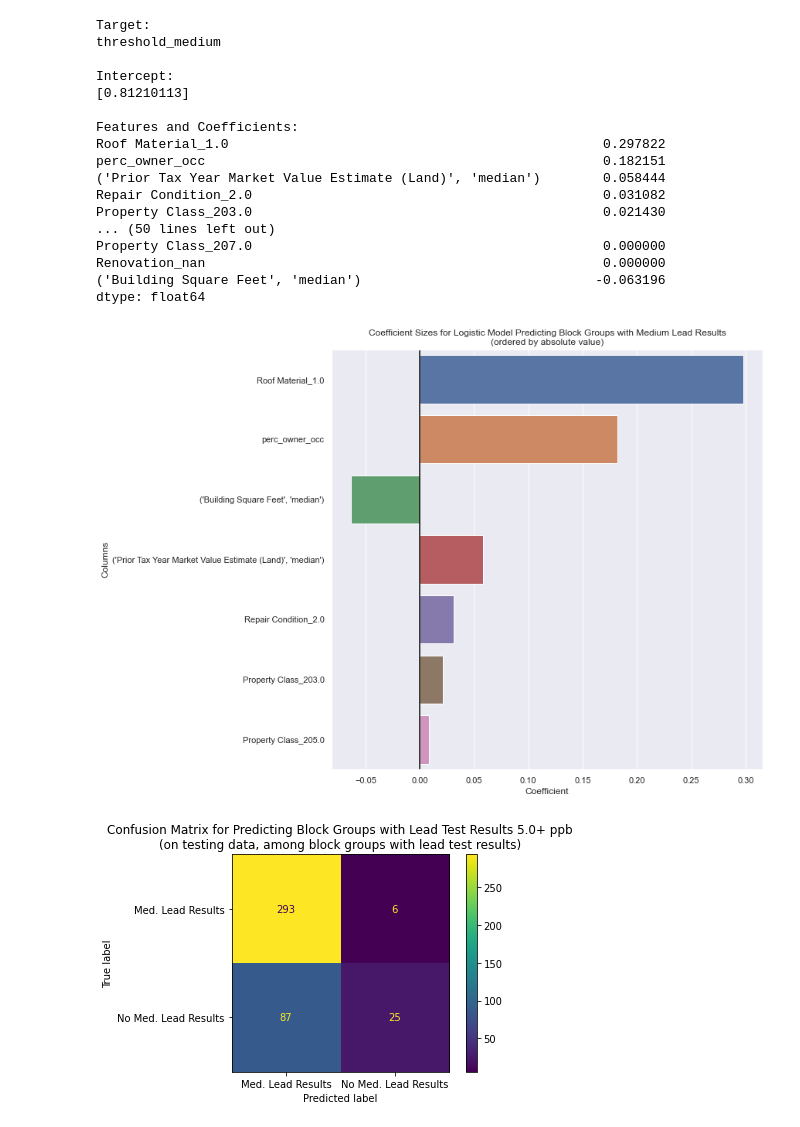
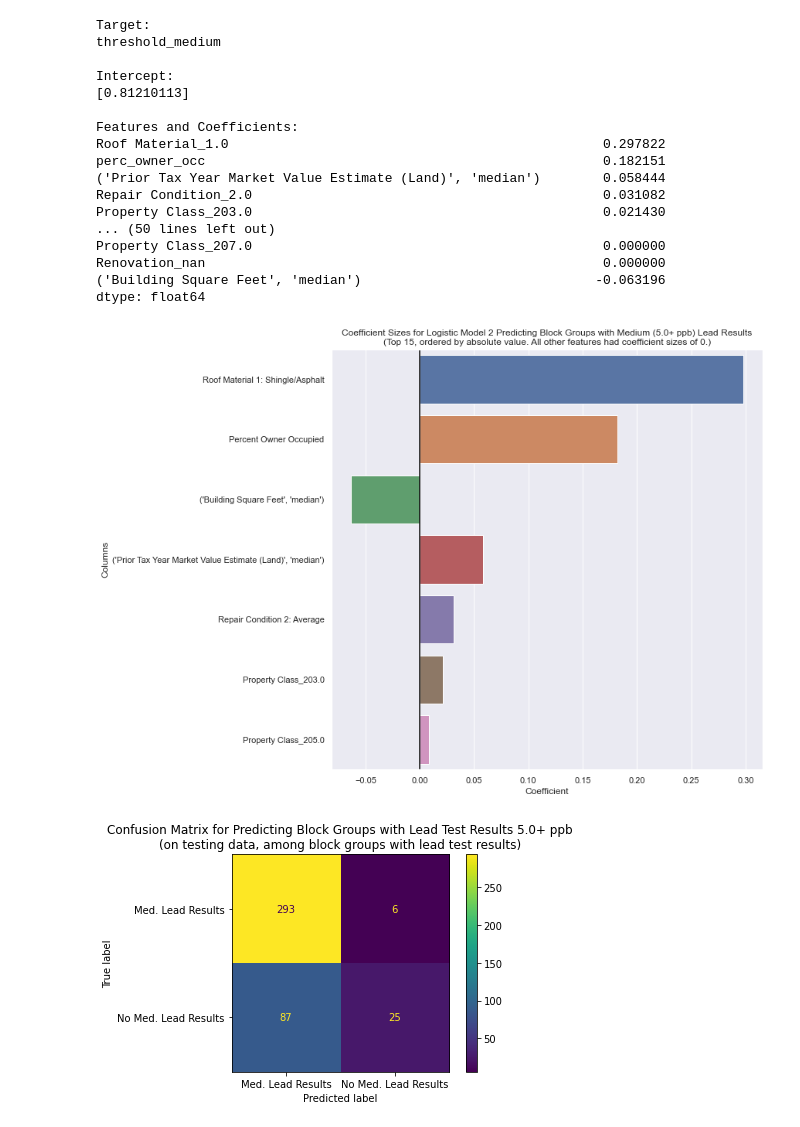
Before and after one commit to vbalza/chicago_water_lead, a Jupyter notebook: Logistic Model.ipynb, the cells around one changed output. Saved outputs shown, nothing was run; the diff lists cells and outputs as text; code cells hidden in the pictures.

```diff
--- a/Logistic Model.ipynb
+++ b/Logistic Model.ipynb
@@ -368,22 +373,30 @@ Property Class_207.0                                             0.000000
 Renovation_nan                                                   0.000000
 ('Building Square Feet', 'median')                              -0.063196
 dtype: float64
-# %%
-coef = (pd.DataFrame(best_model_med.coef_.reshape(-1,1))
-        .rename(columns={0:'Coefficient'})
-        .join(pd.Series(training_med_x.columns).rename('Columns')))
-coef['Abs'] = abs(coef['Coefficient'])
-coef = coef.sort_values('Abs', ascending=False).iloc[0:9]
-coef = coef[coef['Abs'] != 0]
-
-plt.figure(figsize=(10,10))
-sns.barplot(data=coef, x='Coefficient', y='Columns')
-plt.title('Coefficient Sizes for Logistic Model Predicting Block Groups with Medium Lead Results' +
-         '\n(ordered by absolute value)')
-plt.axvline(x=0, ymin=0, ymax=1, color='black')
-plt.show()
-# %% [output]
-[figure, removed]
+# %%
+coef = (pd.DataFrame(best_model_med.coef_.reshape(-1,1))
+        .rename(columns={0:'Coefficient'})
+        .join(pd.Series(training_med_x.columns).rename('Columns')))
+coef['Abs'] = abs(coef['Coefficient'])
+coef = coef.sort_values('Abs', ascending=False).iloc[0:9]
+# This model was highly regularized, so most coefficients are 0.
+coef = coef[coef['Abs'] != 0]
+coef.replace({
+    'perc_owner_occ': 'Percent Owner Occupied',
+    'oo_hsng_units': 'Owner-Occupied Housing Units',
+    'med_income': 'Median Household Income',
+    'Wall Material_3.0': 'Wall Material 3: Wood & Masonry',
+    'Roof Material_1.0': 'Roof Material 1: Shingle/Asphalt',
+    'Repair Condition_2.0': 'Repair Condition 2: Average'
+}, inplace=True)
+plt.figure(figsize=(10,10))
+sns.barplot(data=coef, x='Coefficient', y='Columns')
+plt.title('Coefficient Sizes for Logistic Model 2 Predicting Block Groups with Medium (5.0+ ppb) Lead Results' +
+         '\n(Top 15, ordered by absolute value. All other features had coefficient sizes of 0.)')
+plt.axvline(x=0, ymin=0, ymax=1, color='black')
+plt.show()
+# %% [output]
+[figure, added]
 # %%
 plot_confusion_matrix(
     estimator=best_model_med,
```
Also changed, not shown: parts of 21 cells of this notebook, 1 other file.
